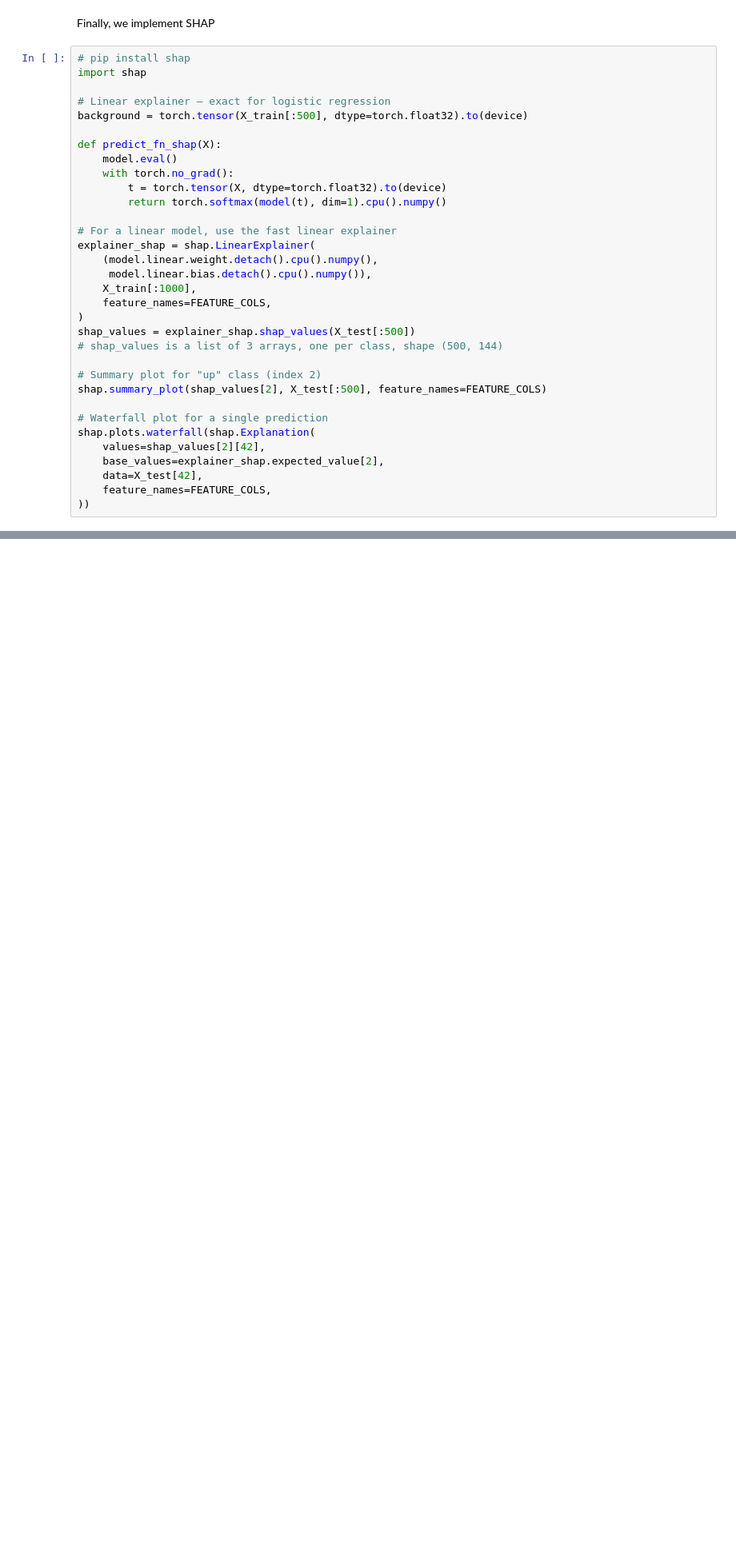
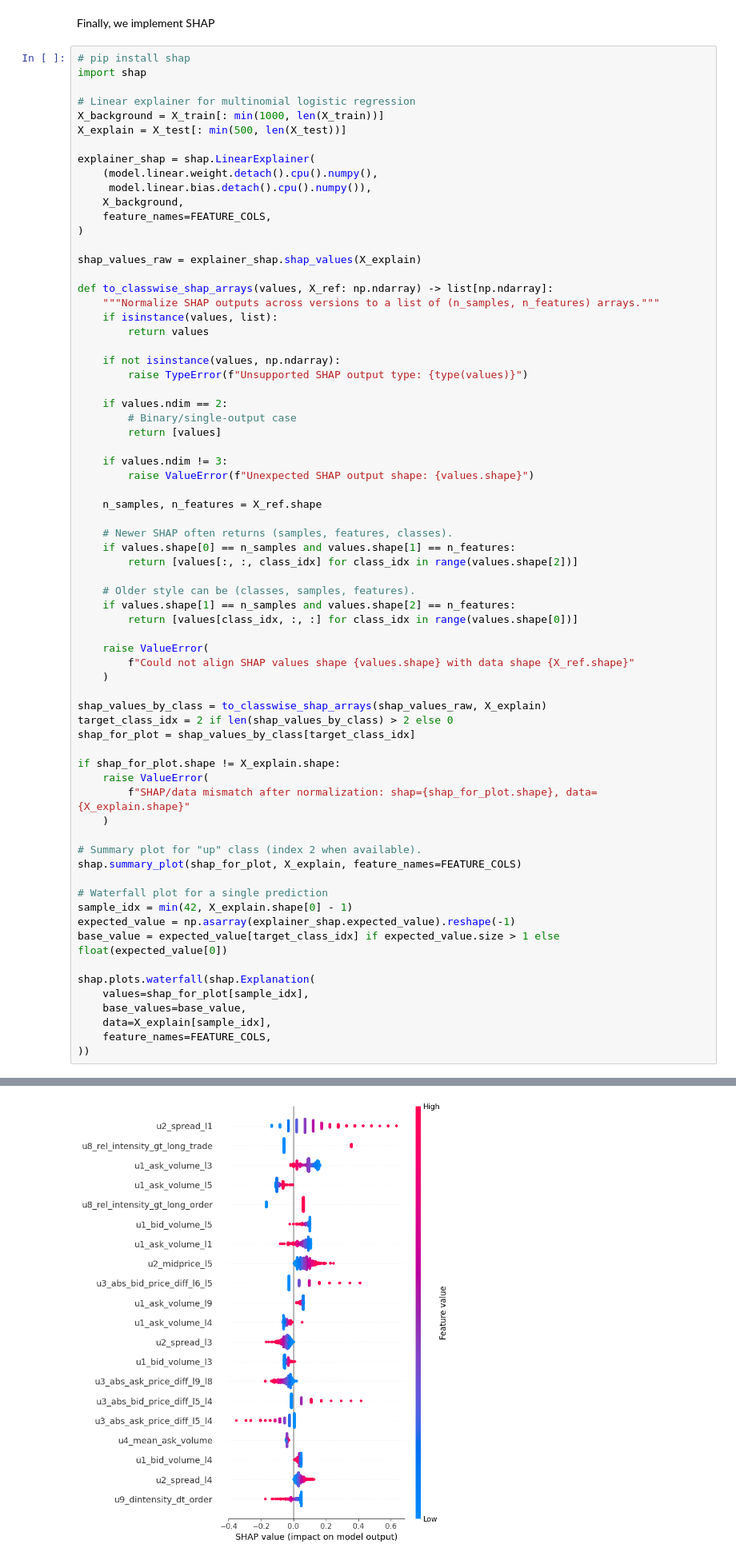
Before and after one commit to Praneeth-Suresh/LOBForecasting, a Jupyter notebook: baseline.ipynb, the cells around one changed output, grey strips where cells are left out. Shown at 80% size. Drawn from its saved outputs; the diff is of its cells as text; blank space fills up the shorter version.

```diff
--- a/baseline.ipynb
+++ b/baseline.ipynb
@@ -651,33 +651,69 @@ Finally, we implement SHAP
 # pip install shap
 import shap
 
-# Linear explainer — exact for logistic regression
-background = torch.tensor(X_train[:500], dtype=torch.float32).to(device)
+# Linear explainer for multinomial logistic regression
+X_background = X_train[: min(1000, len(X_train))]
+X_explain = X_test[: min(500, len(X_test))]
 
-def predict_fn_shap(X):
-    model.eval()
-    with torch.no_grad():
-        t = torch.tensor(X, dtype=torch.float32).to(device)
-        return torch.softmax(model(t), dim=1).cpu().numpy()
-
-# For a linear model, use the fast linear explainer
 explainer_shap = shap.LinearExplainer(
     (model.linear.weight.detach().cpu().numpy(),
      model.linear.bias.detach().cpu().numpy()),
-    X_train[:1000],
+    X_background,
     feature_names=FEATURE_COLS,
 )
-shap_values = explainer_shap.shap_values(X_test[:500])
-# shap_values is a list of 3 arrays, one per class, shape (500, 144)
 
-# Summary plot for "up" class (index 2)
-shap.summary_plot(shap_values[2], X_test[:500], feature_names=FEATURE_COLS)
+shap_values_raw = explainer_shap.shap_values(X_explain)
+
+def to_classwise_shap_arrays(values, X_ref: np.ndarray) -> list[np.ndarray]:
+    """Normalize SHAP outputs across versions to a list of (n_samples, n_features) arrays."""
+    if isinstance(values, list):
+        return values
+
+    if not isinstance(values, np.ndarray):
+        raise TypeError(f"Unsupported SHAP output type: {type(values)}")
+
+    if values.ndim == 2:
+        # Binary/single-output case
+        return [values]
+
+    if values.ndim != 3:
+        raise ValueError(f"Unexpected SHAP output shape: {values.shape}")
+
+    n_samples, n_features = X_ref.shape
+
+    # Newer SHAP often returns (samples, features, classes).
+    if values.shape[0] == n_samples and values.shape[1] == n_features:
+        return [values[:, :, class_idx] for class_idx in range(values.shape[2])]
+
+    # Older style can be (classes, samples, features).
+    if values.shape[1] == n_samples and values.shape[2] == n_features:
+        return [values[class_idx, :, :] for class_idx in range(values.shape[0])]
+
+    raise ValueError(
+        f"Could not align SHAP values shape {values.shape} with data shape {X_ref.shape}"
+    )
+
+shap_values_by_class = to_classwise_shap_arrays(shap_values_raw, X_explain)
+target_class_idx = 2 if len(shap_values_by_class) > 2 else 0
+shap_for_plot = shap_values_by_class[target_class_idx]
+
+if shap_for_plot.shape != X_explain.shape:
+    raise ValueError(
+        f"SHAP/data mismatch after normalization: shap={shap_for_plot.shape}, data={X_explain.shape}"
+    )
+
+# Summary plot for "up" class (index 2 when available).
+shap.summary_plot(shap_for_plot, X_explain, feature_names=FEATURE_COLS)
 
 # Waterfall plot for a single prediction
+sample_idx = min(42, X_explain.shape[0] - 1)
+expected_value = np.asarray(explainer_shap.expected_value).reshape(-1)
+base_value = expected_value[target_class_idx] if expected_value.size > 1 else float(expected_value[0])
+
 shap.plots.waterfall(shap.Explanation(
-    values=shap_values[2][42],
-    base_values=explainer_shap.expected_value[2],
-    data=X_test[42],
+    values=shap_for_plot[sample_idx],
+    base_values=base_value,
+    data=X_explain[sample_idx],
     feature_names=FEATURE_COLS,
 ))
 # %% [output]
@@ -684,0 +720 @@ AssertionError: The shape of the shap_values matrix does not match the shape of
+[figure, added]
```
Also changed, not shown: parts of 11 cells of this notebook, 2 other files.
